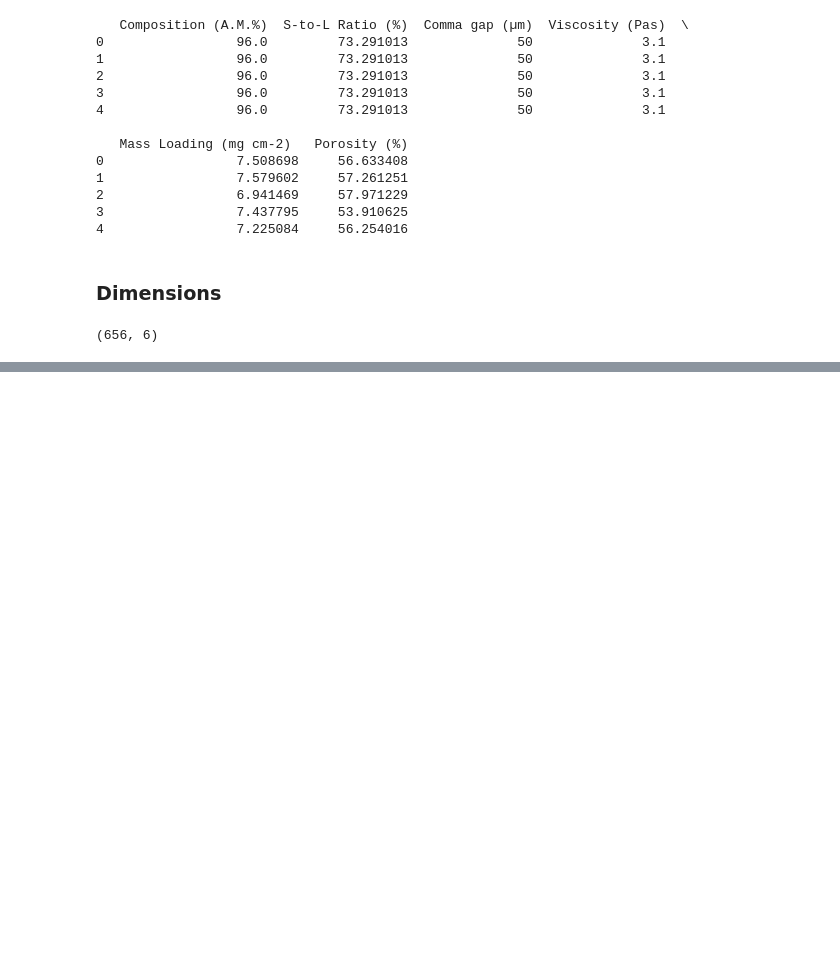
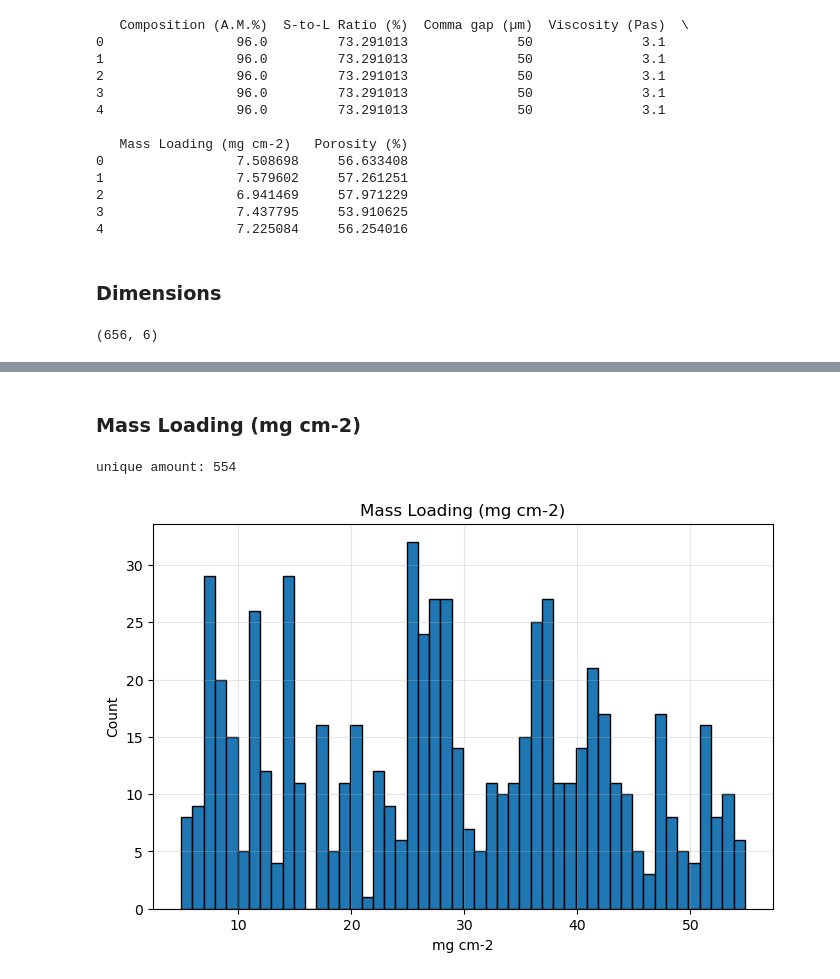
Before and after one commit to chrisslettebo/Master-Thesis, a Jupyter notebook: Preprocessing/preprocesses.ipynb, the cells around one changed output, grey strips where cells are left out. Drawn from its saved outputs; the diff is of its cells as text; code cells hidden in the pictures; blank space fills up the shorter version.

```diff
--- a/Preprocessing/preprocesses.ipynb
+++ b/Preprocessing/preprocesses.ipynb
@@ -34,0 +111,19 @@ print(CE_data.shape)
+# %% [markdown]
+<h3> Mass Loading (mg cm-2)
+# %%
+Mass_Loading_data = CE_data['Mass Loading (mg cm-2) ']
+Mass_Loading_unique = Mass_Loading_data.unique()
+Mass_Loading_count = Mass_Loading_data.value_counts()
+
+print("unique amount:" , len(Mass_Loading_unique))
+
+plt.figure(figsize=(8,5))
+plt.hist(Mass_Loading_data, 50, edgecolor='black')
+plt.title("Mass Loading (mg cm-2)")
+plt.xlabel("mg cm-2")
+plt.ylabel("Count")
+plt.grid(alpha=0.3)
+plt.show()
+# %% [output]
+unique amount: 554
+[figure, added]
```
Also changed, not shown: parts of 11 cells of this notebook.
